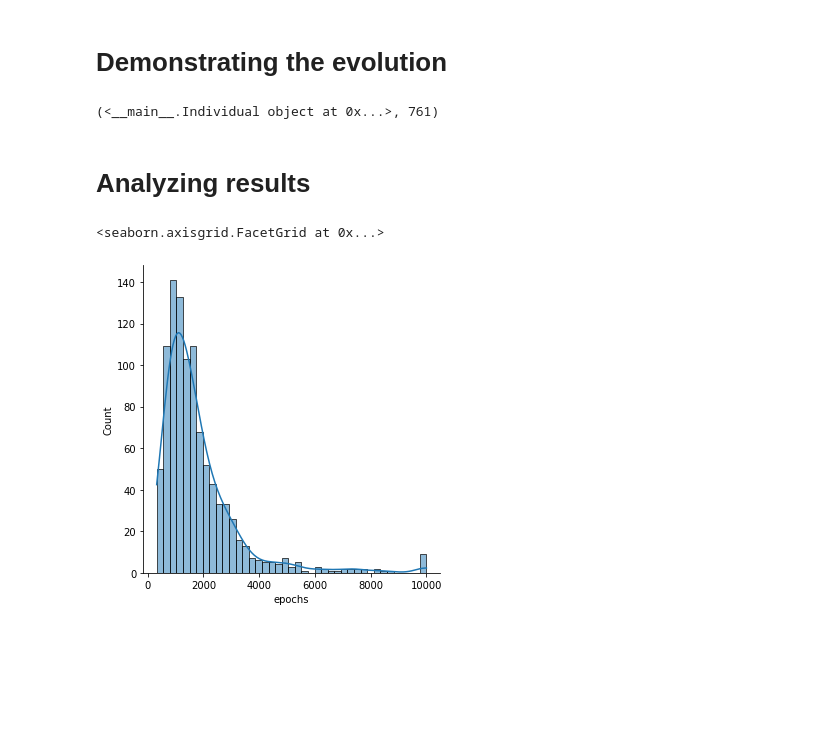
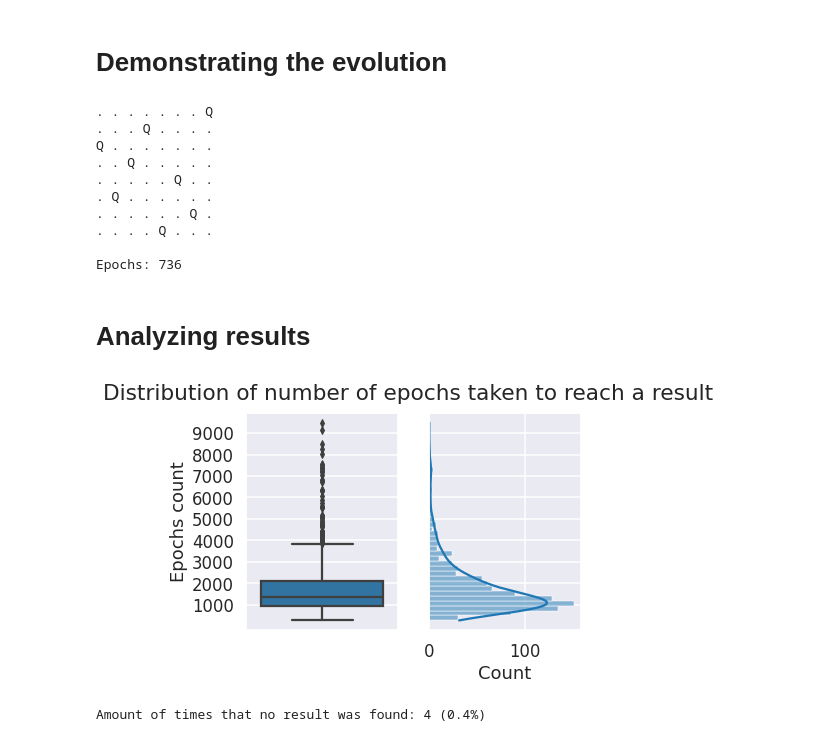
Before and after one commit to gqmv/8queens, a Jupyter notebook: 8rainhas.ipynb, the cells around one changed output. Drawn from its saved outputs; the diff is of its cells as text; code cells hidden in the pictures; blank space fills up the shorter version.

```diff
--- a/8rainhas.ipynb
+++ b/8rainhas.ipynb
@@ -323,22 +314,58 @@ def evolve(pop, epochs, p_crossover, p_mutation):
 # Demonstrating the evolution
 # %%
 pop = Population(100)
-print(evolve(pop, 10000, 0.9, 0.4))
+ind, epochs = evolve(pop, 10000, 0.9, 0.4)
+
+print(ind)
+print("Epochs:", epochs)
 # %% [output]
-(<__main__.Individual object at 0x...>, 761)
+. . . . . . . Q
+. . . Q . . . .
+Q . . . . . . .
+. . Q . . . . .
+. . . . . Q . .
+. Q . . . . . .
+. . . . . . Q .
+. . . . Q . . .
+
+Epochs: 736
 # %% [markdown]
 # Analyzing results
 # %%
 df = pd.DataFrame(data = {"epochs": []})
 
 SAMPLE_SIZE = 1000
+EPOCHS_LIMIT = 10000
+
+no_result_count = 0
 for _ in tnrange(SAMPLE_SIZE):
   pop = Population(100)
-  ind, epochs = evolve(pop, 10000, 0.9, 0.4)
+  ind, epochs = evolve(pop, EPOCHS_LIMIT, 0.9, 0.4)
+
+  if ind == None:
+    no_result_count += 1
+    continue
+
   df2 = pd.DataFrame(data = {"epochs": [epochs]})
   df = pd.concat([df, df2], ignore_index = True)
-
-sns.displot(data=df, x="epochs", kde=True)
-# %% [output]
-<seaborn.axisgrid.FacetGrid at 0x...>
-[figure, removed]
+# %%
+# Seaborn configs
+
+sns.set_context("talk")
+sns.set_style("darkgrid")
+EPOCHS_LIMIT = 10000
+# %%
+fig, axes = plt.subplots(1, 2, sharey=True)
+fig.suptitle("Distribution of number of epochs taken to reach a result")
+
+yticks = [x for x in range(int(10/100 * EPOCHS_LIMIT), EPOCHS_LIMIT, int(10/100 * EPOCHS_LIMIT))]
+boxplot = sns.boxplot(data=df, y="epochs", ax=axes[0])
+boxplot.set_ylabel("Epochs count")
+boxplot.set_yticks(yticks)
+
+histplot = sns.histplot(data=df, y="epochs", kde=True, ax=axes[1])
+plt.show()
+print(f"Amount of times that no result was found: {no_result_count} ({no_result_count/SAMPLE_SIZE * 100}%)")
+# %% [output]
+[figure, added]
+Amount of times that no result was found: 4 (0.4%)
```
Also changed, not shown: parts of 1 cell of this notebook.
